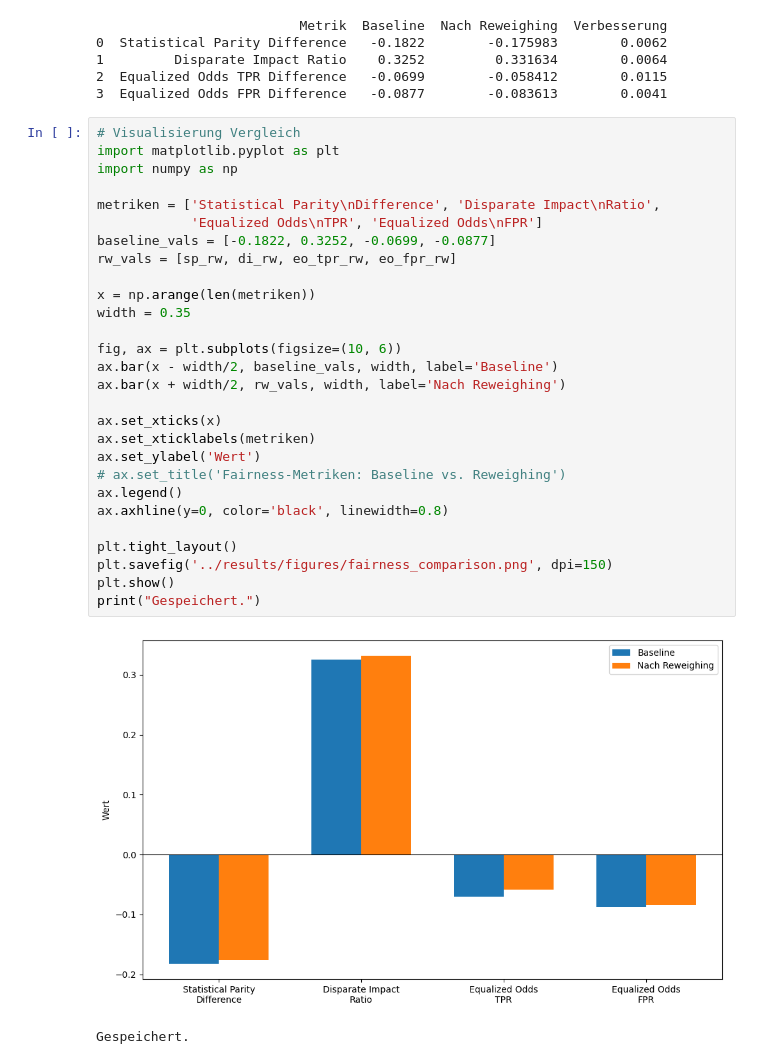
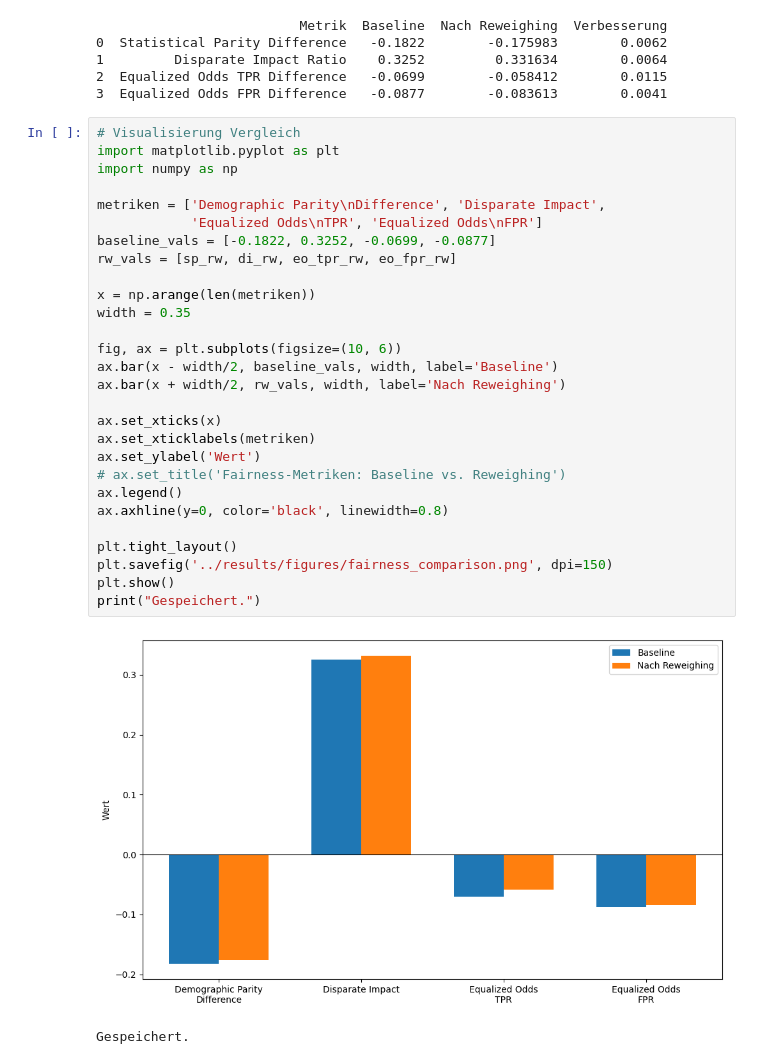
Before and after one commit to stefkadev/gender-bias-ki-recruiting, a Jupyter notebook: notebooks/05_mitigation.ipynb, the cells around one changed output. Saved outputs shown, nothing was run; the diff lists cells and outputs as text.

```diff
--- a/notebooks/05_mitigation.ipynb
+++ b/notebooks/05_mitigation.ipynb
@@ -136,31 +136,31 @@ print(results_comparison)
 # %%
 # Visualisierung Vergleich
 import matplotlib.pyplot as plt
 import numpy as np
 
-metriken = ['Statistical Parity\nDifference', 'Disparate Impact\nRatio',
+metriken = ['Demographic Parity\nDifference', 'Disparate Impact',
             'Equalized Odds\nTPR', 'Equalized Odds\nFPR']
 baseline_vals = [-0.1822, 0.3252, -0.0699, -0.0877]
 rw_vals = [sp_rw, di_rw, eo_tpr_rw, eo_fpr_rw]
 
 x = np.arange(len(metriken))
 width = 0.35
 
 fig, ax = plt.subplots(figsize=(10, 6))
 ax.bar(x - width/2, baseline_vals, width, label='Baseline')
 ax.bar(x + width/2, rw_vals, width, label='Nach Reweighing')
 
 ax.set_xticks(x)
 ax.set_xticklabels(metriken)
 ax.set_ylabel('Wert')
 # ax.set_title('Fairness-Metriken: Baseline vs. Reweighing')
 ax.legend()
 ax.axhline(y=0, color='black', linewidth=0.8)
 
 plt.tight_layout()
 plt.savefig('../results/figures/fairness_comparison.png', dpi=150)
 plt.show()
 print("Gespeichert.")
 # %% [output]
-[figure, old version]
+[figure, new version]
 Gespeichert.
```
Also changed, not shown: 7 other files.
